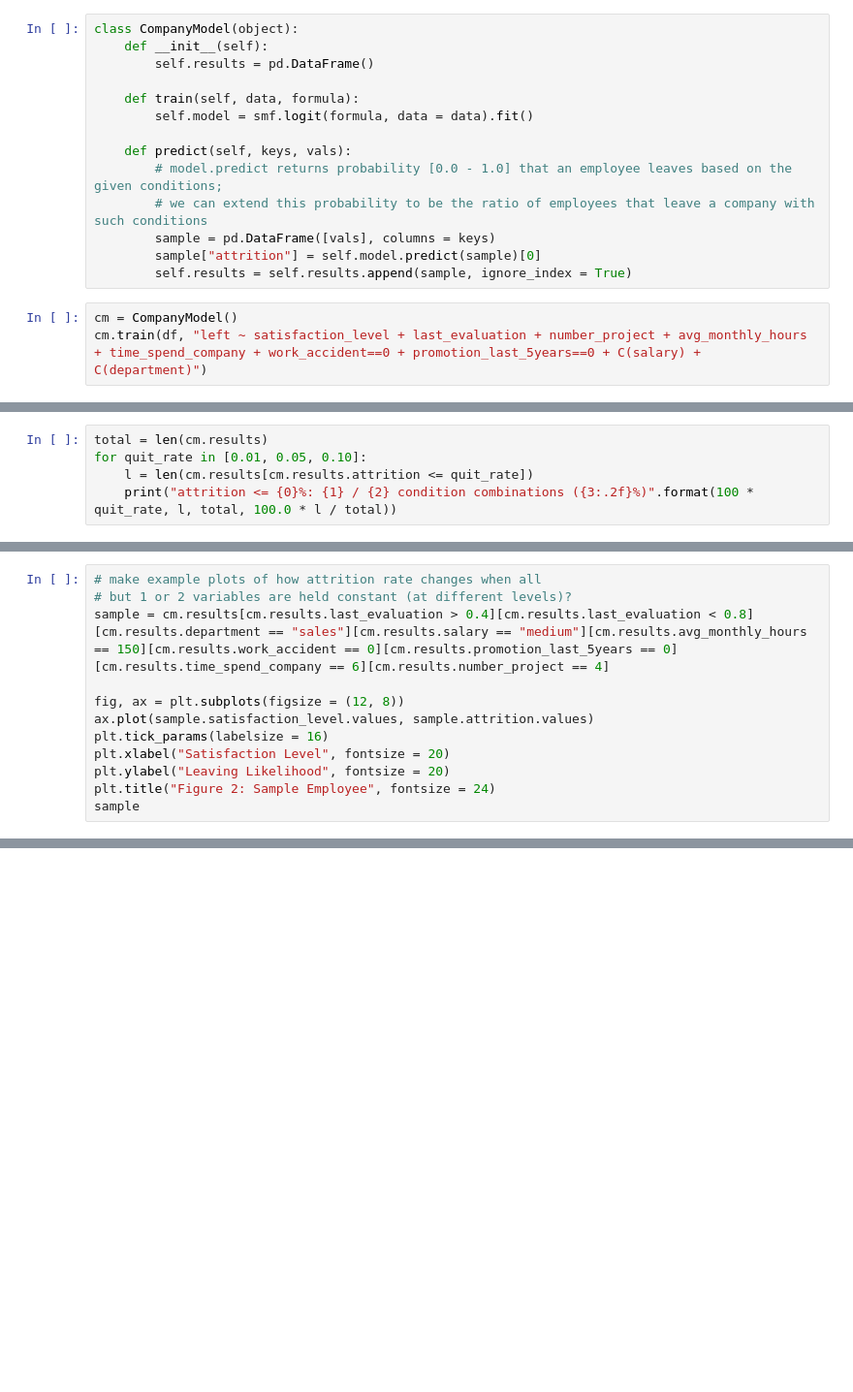
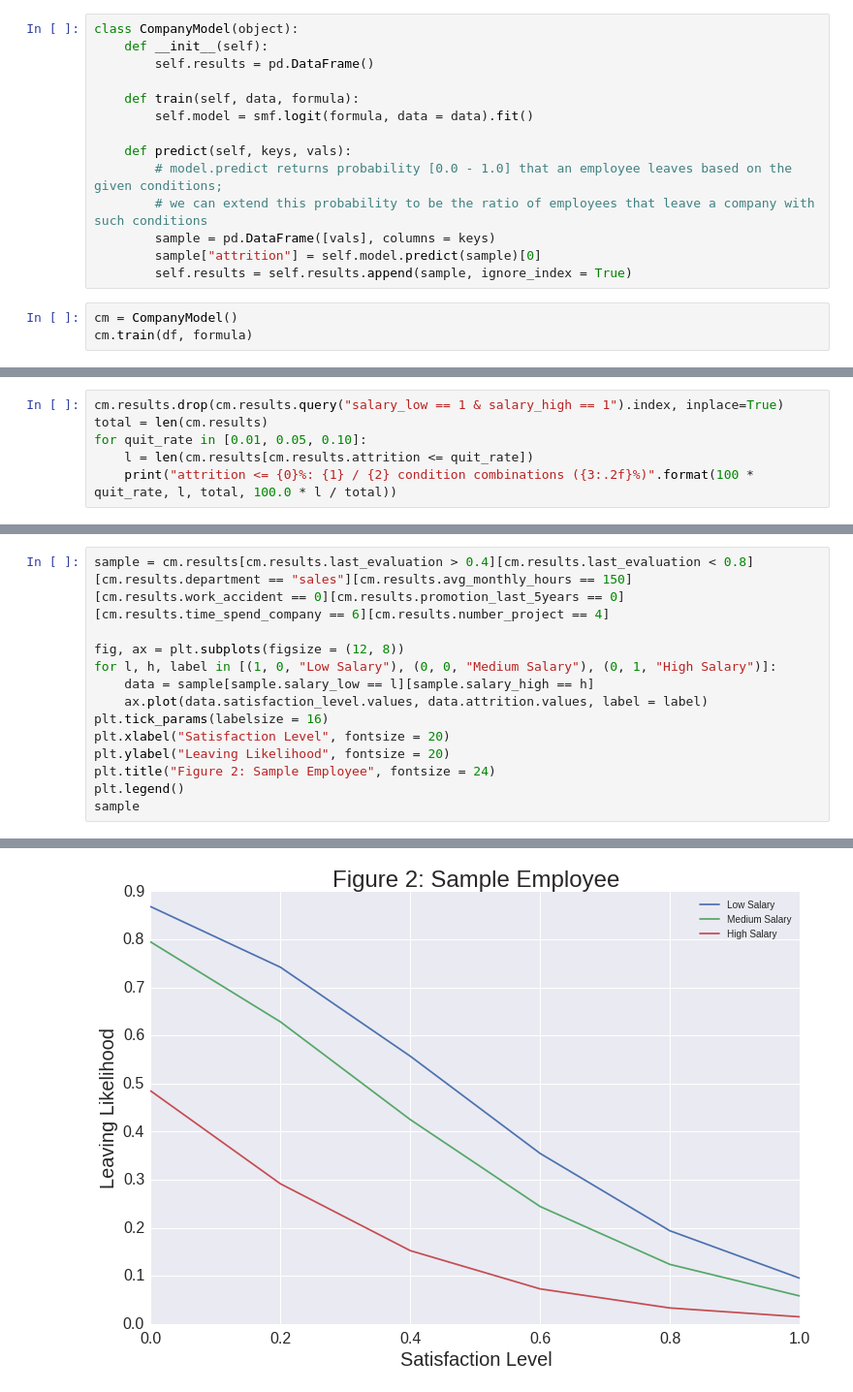
Before and after one commit to joeylmaalouf/HR-analytics, a Jupyter notebook: report/report3.ipynb, the cells around one changed output, grey strips where cells are left out. Shown: that part at 97% size. Drawn from its saved outputs; the diff is of its cells as text; blank space fills up the shorter version.

```diff
--- a/report/report3.ipynb
+++ b/report/report3.ipynb
@@ -88,6 +145,6 @@ class CompanyModel(object):
         sample = pd.DataFrame([vals], columns = keys)
         sample["attrition"] = self.model.predict(sample)[0]
         self.results = self.results.append(sample, ignore_index = True)
-# %%
-cm = CompanyModel()
-cm.train(df, "left ~ satisfaction_level + last_evaluation + number_project + avg_monthly_hours + time_spend_company + work_accident==0 + promotion_last_5years==0 + C(salary) + C(department)")
+# %%
+cm = CompanyModel()
+cm.train(df, formula)
@@ -108,6 +169,7 @@ keys, vals = zip(*params.items())
 for prod in it.product(*vals):
     cm.predict(keys, prod)
 # %%
+cm.results.drop(cm.results.query("salary_low == 1 & salary_high == 1").index, inplace=True)
 total = len(cm.results)
 for quit_rate in [0.01, 0.05, 0.10]:
     l = len(cm.results[cm.results.attrition <= quit_rate])
@@ -117,12 +202,14 @@ cm.results.sort_values("attrition", ascending = False)
 # %%
-# make example plots of how attrition rate changes when all
-# but 1 or 2 variables are held constant (at different levels)?
-sample = cm.results[cm.results.last_evaluation > 0.4][cm.results.last_evaluation < 0.8][cm.results.department == "sales"][cm.results.salary == "medium"][cm.results.avg_monthly_hours == 150][cm.results.work_accident == 0][cm.results.promotion_last_5years == 0][cm.results.time_spend_company == 6][cm.results.number_project == 4]
+sample = cm.results[cm.results.last_evaluation > 0.4][cm.results.last_evaluation < 0.8][cm.results.department == "sales"][cm.results.avg_monthly_hours == 150][cm.results.work_accident == 0][cm.results.promotion_last_5years == 0][cm.results.time_spend_company == 6][cm.results.number_project == 4]
 
 fig, ax = plt.subplots(figsize = (12, 8))
-ax.plot(sample.satisfaction_level.values, sample.attrition.values)
+for l, h, label in [(1, 0, "Low Salary"), (0, 0, "Medium Salary"), (0, 1, "High Salary")]:
+    data = sample[sample.salary_low == l][sample.salary_high == h]
+    ax.plot(data.satisfaction_level.values, data.attrition.values, label = label)
 plt.tick_params(labelsize = 16)
 plt.xlabel("Satisfaction Level", fontsize = 20)
 plt.ylabel("Leaving Likelihood", fontsize = 20)
 plt.title("Figure 2: Sample Employee", fontsize = 24)
+plt.legend()
 sample
+# %% [output]
@@ -128,0 +233 @@ sample
+[figure, added]
```
Also changed, not shown: parts of 13 cells of this notebook, 5 other files.
